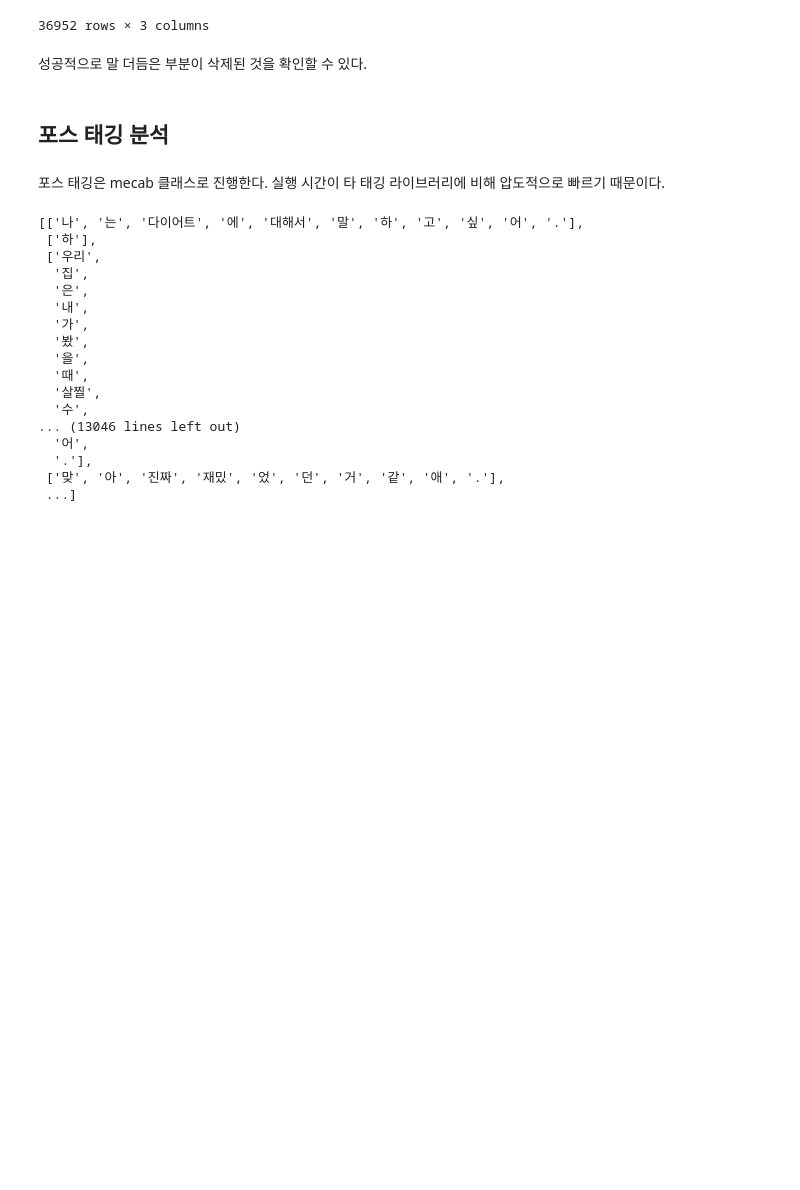
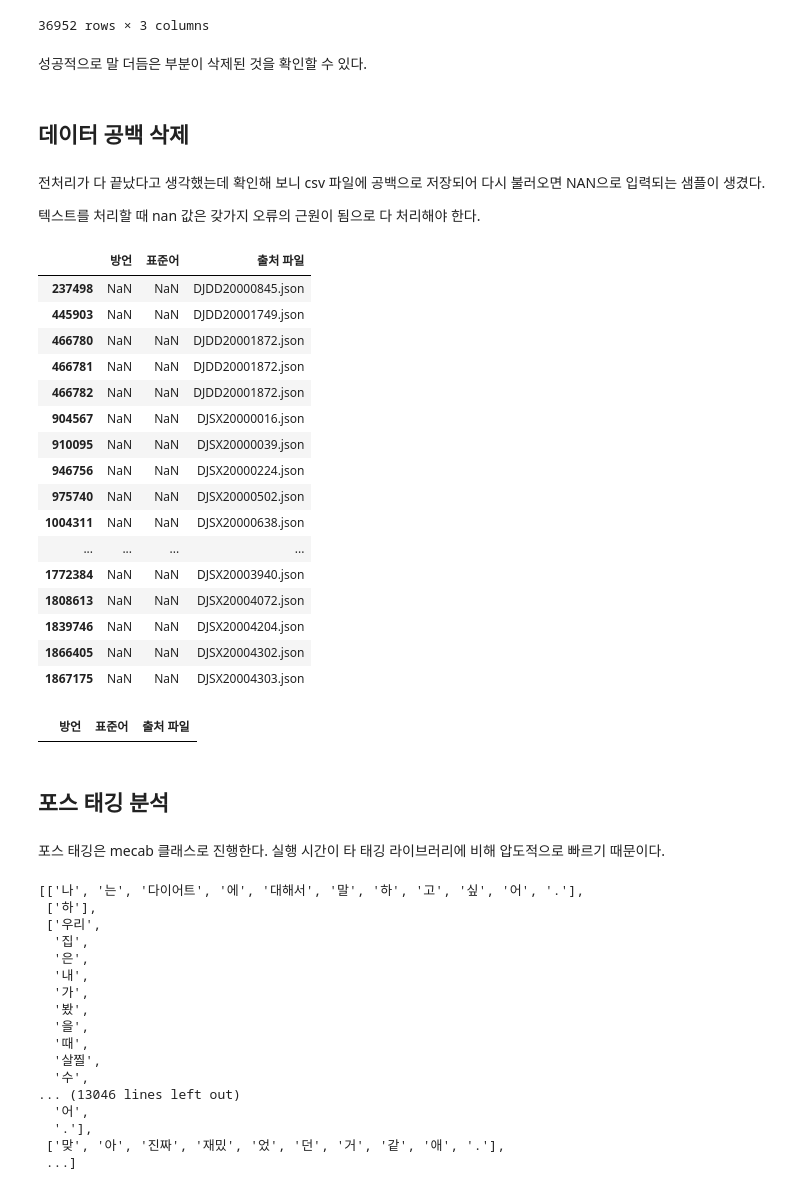
Before and after one commit to BlessingDev/NLP-Standard-Dialect-Translation, a Jupyter notebook: EDA1.ipynb, the cells around one changed output. Saved outputs shown, nothing was run; the diff lists cells and outputs as text; code cells hidden in the pictures; blank space fills up the shorter version.

```diff
--- a/EDA1.ipynb
+++ b/EDA1.ipynb
@@ -378,3 +378,35 @@ df.loc[stutter_sentence]
 성공적으로 말 더듬은 부분이 삭제된 것을 확인할 수 있다.
 # %%
 df.to_csv("datas/output/jeonla_dialect_data_processed_1.csv")
+# %% [markdown]
+## 데이터 공백 삭제
+# %% [markdown]
+전처리가 다 끝났다고 생각했는데 확인해 보니 csv 파일에 공백으로 저장되어 다시 불러오면 NAN으로 입력되는 샘플이 생겼다.
+
+텍스트를 처리할 때 nan 값은 갖가지 오류의 근원이 됨으로 다 처리해야 한다.
+# %%
+df = pd.read_csv("datas/output/jeonla_dialect_data_processed_1.csv", index_col=0)
+df.loc[df["방언"].isna()]
+# %% [output]
+|  | 방언 | 표준어 | 출처 파일 |
+| 237498 | NaN | NaN | DJDD20000845.json |
+| 445903 | NaN | NaN | DJDD20001749.json |
+| 466780 | NaN | NaN | DJDD20001872.json |
+| 466781 | NaN | NaN | DJDD20001872.json |
+| 466782 | NaN | NaN | DJDD20001872.json |
+| 904567 | NaN | NaN | DJSX20000016.json |
+| 910095 | NaN | NaN | DJSX20000039.json |
+| 946756 | NaN | NaN | DJSX20000224.json |
+| 975740 | NaN | NaN | DJSX20000502.json |
+| 1004311 | NaN | NaN | DJSX20000638.json |
+| ... | ... | ... | ... |
+| 1772384 | NaN | NaN | DJSX20003940.json |
+| 1808613 | NaN | NaN | DJSX20004072.json |
+| 1839746 | NaN | NaN | DJSX20004204.json |
+| 1866405 | NaN | NaN | DJSX20004302.json |
+| 1867175 | NaN | NaN | DJSX20004303.json |
+# %%
+df = df.dropna()
+df.loc[df["방언"].isna()]
+# %% [output]
+|  | 방언 | 표준어 | 출처 파일 |
```
Also changed, not shown: parts of 20 cells of this notebook, 2 other files.
